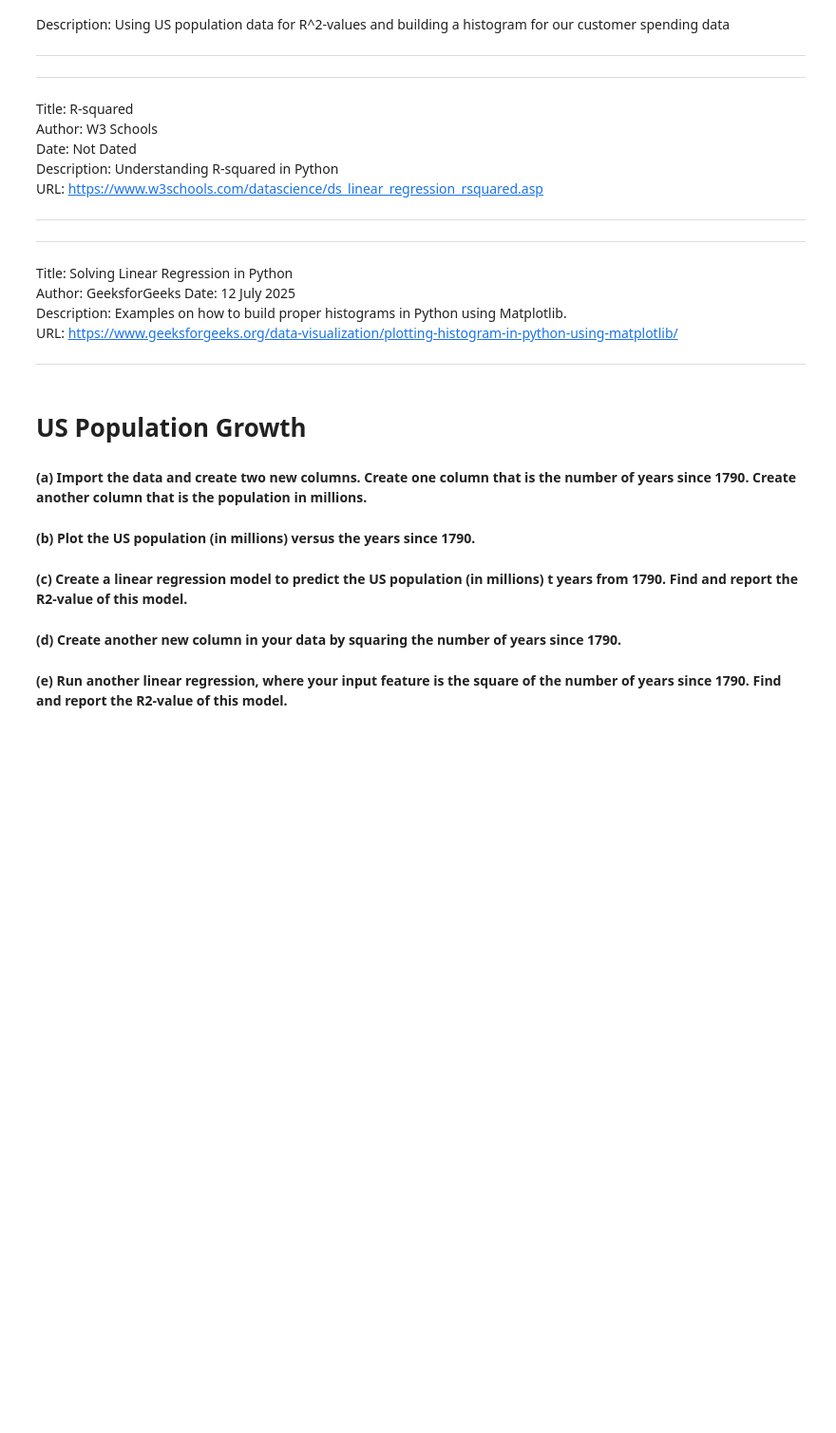
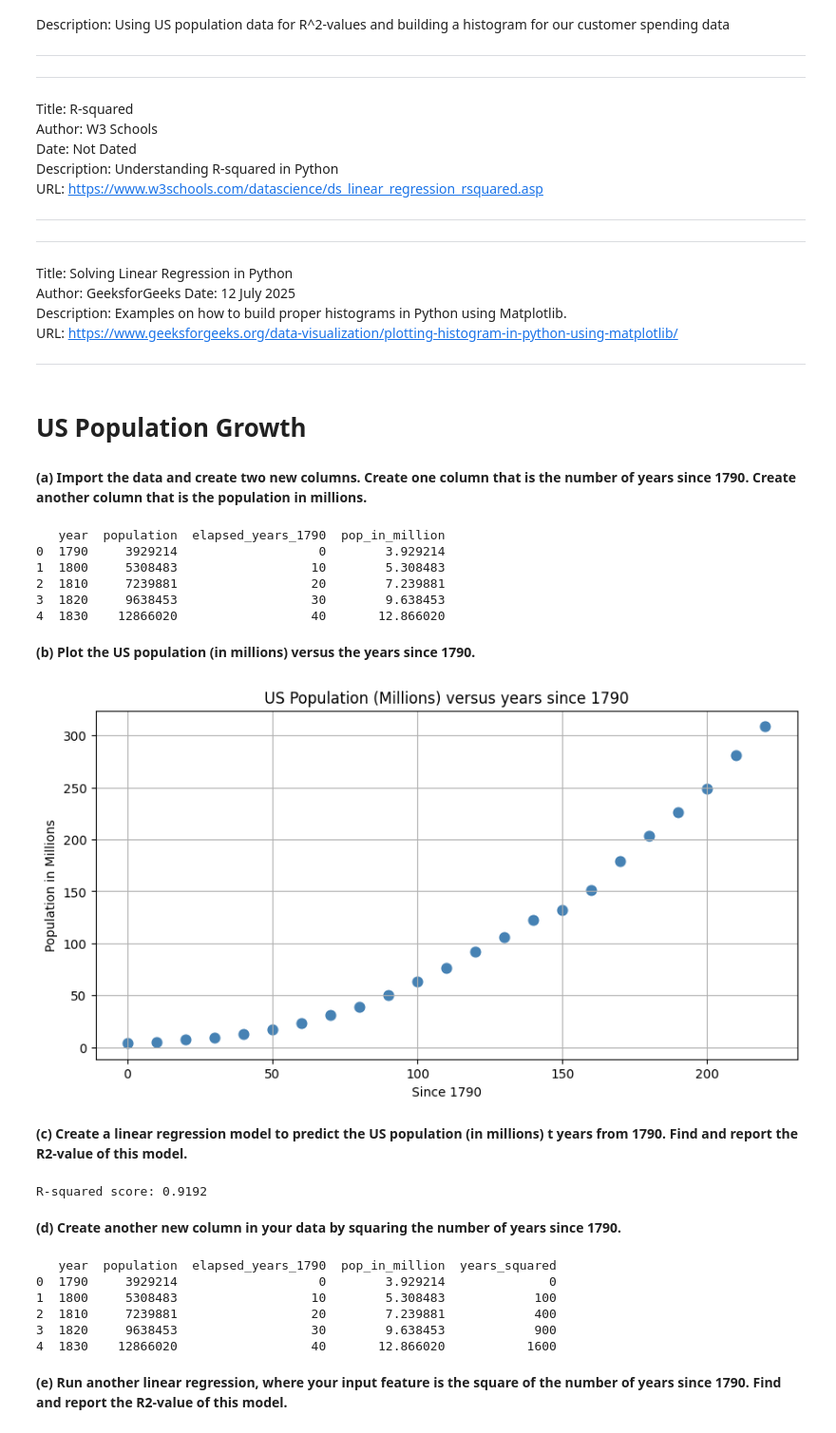
Before and after one commit to MynamesTres/dsc320_math, a Jupyter notebook: Week 3 assignments/US.Population_Growth.ipynb, the cells around one changed output. Shown at 95% size. Drawn from its saved outputs; the diff is of its cells as text; code cells hidden in the pictures; blank space fills up the shorter version.

```diff
--- a/Week 3 assignments/US.Population_Growth.ipynb
+++ b/Week 3 assignments/US.Population_Growth.ipynb
@@ -27,13 +34,77 @@
 # %% [markdown]
 **(a) Import the data and create two new columns. Create one column that is the number of years
 since 1790. Create another column that is the population in millions.**
+# %%
+# Load the us_pop_data.csv
+df_pop = pd.read_csv('us_pop_data.csv')
+
+# Creating years since 1790 column
+df_pop['elapsed_years_1790'] = df_pop['year'] - 1790
+
+# Creating population in millions column
+df_pop['pop_in_million'] = df_pop['population'] / 1_000_000
+
+print(df_pop.head())
+# %% [output]
+   year  population  elapsed_years_1790  pop_in_million
+0  1790     3929214                   0        3.929214
+1  1800     5308483                  10        5.308483
+2  1810     7239881                  20        7.239881
+3  1820     9638453                  30        9.638453
+4  1830    12866020                  40       12.866020
 # %% [markdown]
 **(b) Plot the US population (in millions) versus the years since 1790.**
+# %%
+# figure sizing
+plt.figure(figsize=(10, 5))
+
+# Scatter plot - each dot represents one yearly census
+plt.scatter(df_pop['elapsed_years_1790'], df_pop['pop_in_million'], color='steelblue', s=60)
+
+# Labels and title
+plt.title('US Population (Millions) versus years since 1790')
+plt.xlabel('Since 1790')
+plt.ylabel('Population in Millions')
+
+# Grids make data easier to read values
+plt.grid(True)
+plt.show()
+# %% [output]
+[figure, added]
 # %% [markdown]
 **(c) Create a linear regression model to predict the US population (in millions) t years from 1790.
 Find and report the R2-value of this model.**
+# %%
+# Reshape X - since sklearn needs to use a 2D array
+x = df_pop['elapsed_years_1790'].values.reshape(-1, 1)
+y = df_pop['pop_in_million']
+
+# Create and train the model
+linear_model = LinearRegression()
+linear_model.fit(x, y)
+
+# Grab the prediction and calculate R-Squared
+y_pred = linear_model.predict(x)
+# y = actual &  y_pred = Predicted
+r2_linear = r2_score(y, y_pred)
+
+print(f'R-squared score: {r2_linear:.4f}')
+# %% [output]
+R-squared score: 0.9192
 # %% [markdown]
 **(d) Create another new column in your data by squaring the number of years since 1790.**
+# %%
+# Squaring the elapsed years column
+df_pop['years_squared'] = df_pop['elapsed_years_1790'] ** 2
+
+print(df_pop.head())
+# %% [output]
+   year  population  elapsed_years_1790  pop_in_million  years_squared
+0  1790     3929214                   0        3.929214              0
+1  1800     5308483                  10        5.308483            100
+2  1810     7239881                  20        7.239881            400
+3  1820     9638453                  30        9.638453            900
+4  1830    12866020                  40       12.866020           1600
 # %% [markdown]
 **(e) Run another linear regression, where your input feature is the square of the number of years since
 1790. Find and report the R2-value of this model.**
```
Also changed, not shown: parts of 4 cells of this notebook.
